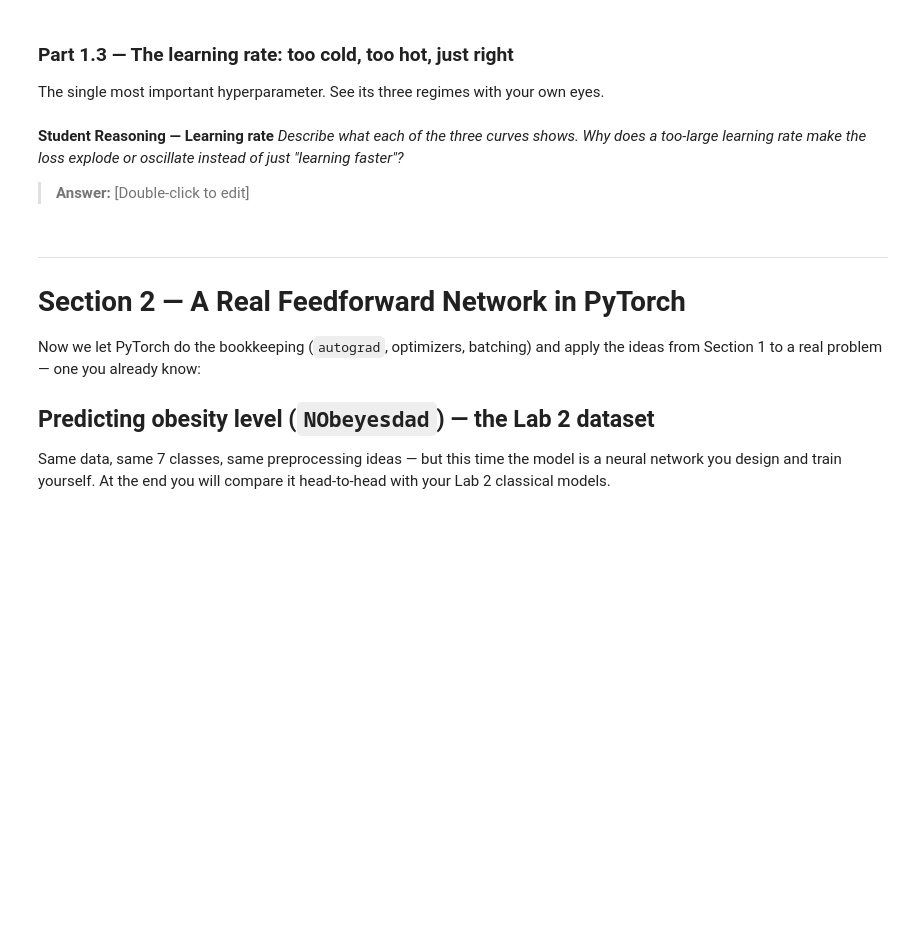
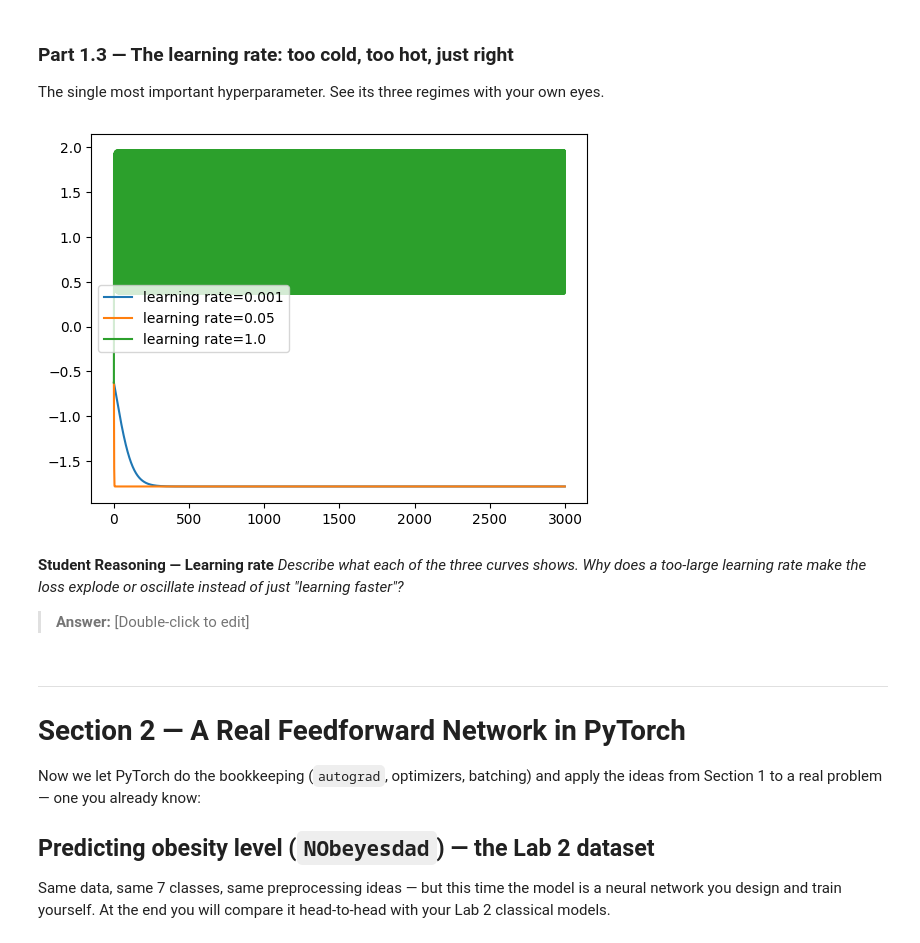
Before and after one commit to Ewurakua419/lab-3, a Jupyter notebook: Lab_3.ipynb, the cells around one changed output. Saved outputs shown, nothing was run; the diff lists cells and outputs as text; code cells hidden in the pictures; blank space fills up the shorter version.

```diff
--- a/Lab_3.ipynb
+++ b/Lab_3.ipynb
@@ -393,3 +333,47 @@ plt.show()
+# %%
+# TODO: Wrap your Part 1.2 training loop in a function train_toy(lr, steps=3000)
+#   that returns the list of losses.
+W1= np.random.randn(1,8) * 0.5
+W2= np.random.randn(8, 1)* 0.5
+b1= np.random.randn(8,)* 0.5
+b2= np.random.randn(1,)* 0.5
+def train_toy(lr, steps=3000, W1=W1, W2=W2, b1=b1, b2=b2):
+    x1=x.reshape(100,1)
+    y1=y.reshape(100,1)
+
+    losslist=[]
+    for i in range(steps):
+        z1 = x1 @ W1 + b1
+        h  = np.tanh(z1)
+        y_hat = h @ W2 + b2
+        loss  = np.mean((y_hat - y1) ** 2)
+        dW1    = np.mean(2 * (y_hat - y1) * x1)
+        losslist.append(loss)
+
+        d_yhat = 2 * (y_hat - y1) / len(y1)
+        dW2 = h.T @ d_yhat
+        db2 = d_yhat.sum(axis=0)
+        dh  = d_yhat @ W2.T
+        dz1 = dh * (1 - np.tanh(z1) ** 2)
+        dW2    = np.mean(2 * (d_yhat - y1) * x1)
+        W1=W1-(lr * dW1)
+        dW2=dW2-(lr * dW2)
+    return losslist
+
+# TODO: Run it with THREE learning rates, e.g. lr = 0.001, 0.05, 1.0
+#   (keep the same initial weights for a fair comparison — reset the seed).
+losslist1=train_toy(0.001)
+losslist2=train_toy(0.05)
+losslist3=train_toy(1)
+
+# TODO: Plot the three loss curves on the same axes (log scale on y helps), with a legend.
+plt.plot(range(3000), np.log(losslist1), label="learning rate=0.001")
+plt.plot(range(3000), np.log(losslist2), label="learning rate=0.05")
+plt.plot(range(3000), np.log(losslist3), label="learning rate=1.0")
+plt.legend()
+plt.show()
+# %% [output]
+[figure, added]
 # %% [markdown]
 **Student Reasoning — Learning rate**
 *Describe what each of the three curves shows. Why does a too-large learning rate make the
```
Also changed, not shown: parts of 7 cells of this notebook, 1 other file.
